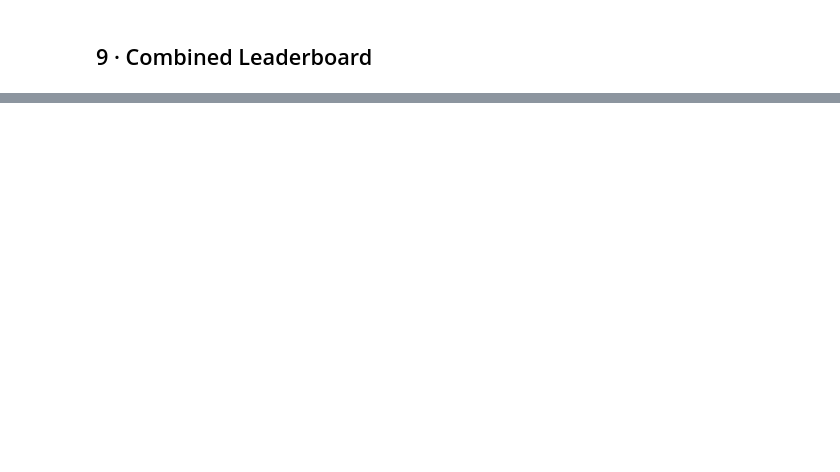
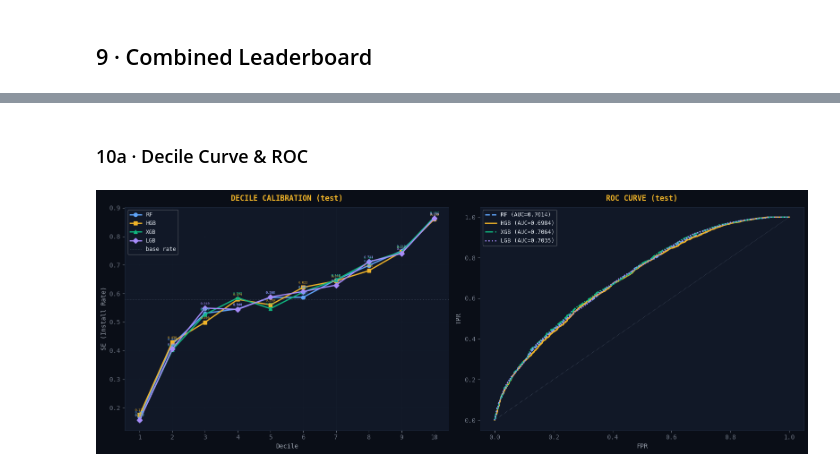
Before and after one commit to rohanchoudhary-wiom/Genie-Stocks-Integration, a Jupyter notebook: eda/tree_lead_scoring_concordance.ipynb, the cells around one changed output, grey strips where cells are left out. Cells and saved outputs as stored; diff of their text form; code cells hidden in the pictures; blank space fills up the shorter version.

```diff
--- a/eda/tree_lead_scoring_concordance.ipynb
+++ b/eda/tree_lead_scoring_concordance.ipynb
@@ -558,13 +1318,0 @@ for feat, val in corr_target.head(15).items():
-# %%
-# High collinearity pairs
-corr_mx = feat_df[available].corr()
-high_corr = []
-for i in range(len(available)):
-    for j in range(i+1, len(available)):
-        r = corr_mx.iloc[i,j]
-        if abs(r) > 0.7:
-            high_corr.append((available[i], available[j], round(r,3)))
-high_corr.sort(key=lambda x: -abs(x[2]))
-print(f"\nHighly correlated pairs (|r|>0.7): {len(high_corr)}")
-for a, b, r in high_corr[:20]:
-    print(f"  {r:+.3f}  {a}  ↔  {b}")
@@ -598,0 +1398,55 @@ print(f"\nTotal models saved: {len(saved_models)}")
+# %% [markdown]
+### 10a · Decile Curve & ROC
+# %%
+p_rf  = best_rf.predict(X_test)
+p_hgb = best_hgb.predict(X_test)
+p_xgb = best_xgb.predict(X_test)
+p_lgb = best_lgb.predict(X_test)
+
+fig, axes = plt.subplots(1, 2, figsize=(16, 6))
+
+# ── Decile curves ──
+ax = axes[0]
+for preds, label, color, marker in [
+    (p_rf,  "RF",  BLUE,   "o"),
+    (p_hgb, "HGB", AMBER,  "s"),
+    (p_xgb, "XGB", GREEN,  "^"),
+    (p_lgb, "LGB", PURPLE, "D"),
+]:
+    tbl = _decile_table(y_test.values, preds)
+    d = list(range(1, len(tbl) + 1))
+    ax.plot(d, tbl["se"].values, f"{marker}-", color=color, linewidth=2,
+            markersize=6, label=label)
+    for j, se in enumerate(tbl["se"].values):
+        ax.annotate(f"{se:.3f}", (j+1, se), fontsize=5, ha="center", va="bottom",
+                    xytext=(0, 5), textcoords="offset points", color=color)
+
+ax.axhline(y_test.mean(), color=GRAY, linestyle=":", linewidth=0.8, label="base rate")
+ax.set(xlabel="Decile", ylabel="SE (Install Rate)")
+ax.set_title("DECILE CALIBRATION (test)", fontsize=12, fontweight="bold", color=AMBER, pad=10)
+ax.set_xticks(range(1, 11))
+ax.legend(fontsize=9, framealpha=0.3)
+ax.grid(alpha=0.2)
+
+# ── ROC ──
+ax = axes[1]
+for preds, label, color, ls in [
+    (p_rf,  "RF",  BLUE,   "--"),
+    (p_hgb, "HGB", AMBER,  "-"),
+    (p_xgb, "XGB", GREEN,  "-."),
+    (p_lgb, "LGB", PURPLE, ":"),
+]:
+    fpr, tpr, _ = roc_curve(y_test, preds)
+    a = auc(fpr, tpr)
+    ax.plot(fpr, tpr, color=color, linewidth=2, linestyle=ls,
+            label=f"{label} (AUC={a:.4f})")
+
+ax.plot([0, 1], [0, 1], ":", color=GRAY, linewidth=0.8)
+ax.set(xlabel="FPR", ylabel="TPR")
+ax.set_title("ROC CURVE (test)", fontsize=12, fontweight="bold", color=AMBER, pad=10)
+ax.legend(fontsize=9, framealpha=0.3)
+
+plt.tight_layout()
+plt.show()
+# %% [output]
+[figure, added]
```
Also changed, not shown: parts of 129 cells of this notebook, 2 other files.
